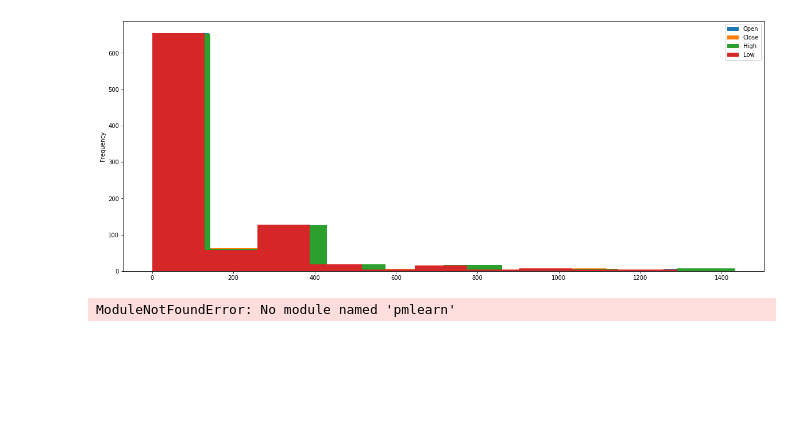
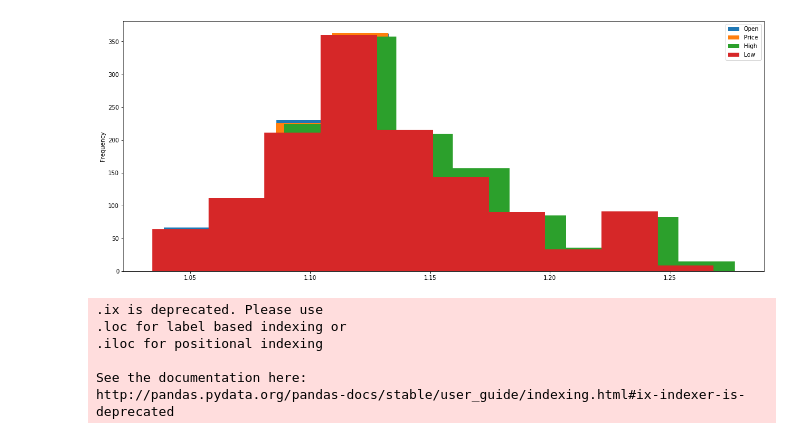
Before and after one commit to radheem/stock-market-PP-project, a Jupyter notebook: pp.ipynb, the cells around one changed output. Saved outputs shown, nothing was run; the diff lists cells and outputs as text; code cells hidden in the pictures; blank space fills up the shorter version.

```diff
--- a/pp.ipynb
+++ b/pp.ipynb
@@ -2,7 +2,8 @@
 import pandas as pd
 import numpy as np
 import matplotlib.pylab as plt
+import pymc3 as pm
 
-data = pd.read_csv("./ethusd_tweets.csv")
+data = pd.read_csv("./EUR_USD_data.csv")
 print(data.head())
 # %% [output]
@@ -43,21 +40,20 @@ data.plot(kind='hist',x='Date',y='Low')
 # %%
 plt.figure(figsize=(20,8))
 ax=plt.gca()
 data.plot(kind='hist',x='Date',y='Open',ax=ax)
-data.plot(kind='hist',x='Date',y='Close',ax=ax)
+data.plot(kind='hist',x='Date',y='Price',ax=ax)
 data.plot(kind='hist',x='Date',y='High',ax=ax)
 data.plot(kind='hist',x='Date',y='Low',ax=ax)
 plt.show()
 # %% [output]
-[figure, old version]
+[figure, new version]
-# %%
-from sklearn.datasets import make_friedman2
-from pmlearn.gaussian_process import GaussianProcessRegressor
-from pmlearn.gaussian_process.kernels import DotProduct, WhiteKernel
-X, y = make_friedman2(n_samples=500, noise=0, random_state=0)
-kernel = DotProduct() + WhiteKernel()
-gpr = GaussianProcessRegressor(kernel=kernel).fit(X, y)
-gpr.score(X, y)
-gpr.predict(X[:2,:], return_std=True)
-# %% [output]
-ModuleNotFoundError: No module named 'pmlearn'
+# %%
+X = data.loc[:, ['Open', 'High', 'Low', 'Days']]
+y = data.ix[:,'Price']
+# %% [output]
+.ix is deprecated. Please use
+.loc for label based indexing or
+.iloc for positional indexing
+
+See the documentation here:
+http://pandas.pydata.org/pandas-docs/stable/user_guide/indexing.html#ix-indexer-is-deprecated
```
Also changed, not shown: parts of 18 cells of this notebook, 2 other files.
